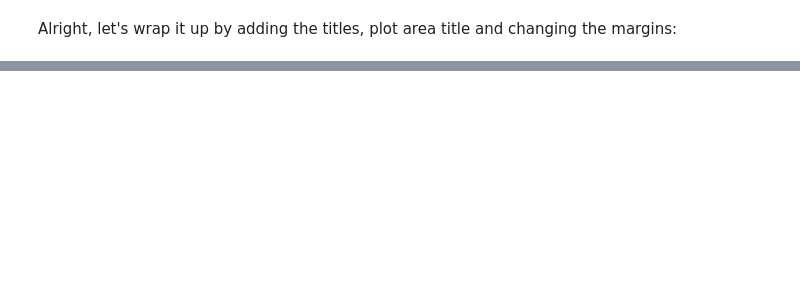
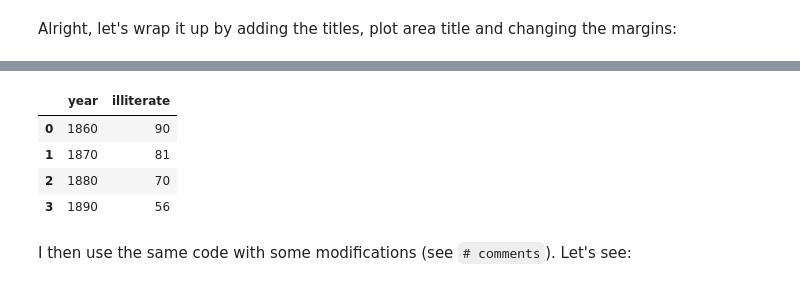
Before and after one commit to edriessen/dubois24-python-matplotlib, a Jupyter notebook: challenge 09.ipynb, the cells around one changed output, grey strips where cells are left out. Saved outputs shown, nothing was run; the diff lists cells and outputs as text; code cells hidden in the pictures; blank space fills up the shorter version.

```diff
--- a/challenge 09.ipynb
+++ b/challenge 09.ipynb
@@ -595,0 +604,30 @@ Alright, that's challenge 9 of 10 done!
+# %%
+data_list = [
+    {
+        'year': 1860,
+        'illiterate': 90,
+    },
+    {
+        'year': 1870,
+        'illiterate': 81,
+    },
+    {
+        'year': 1880,
+        'illiterate': 70,
+    },
+    {
+        'year': 1890,
+        'illiterate': 56
+    },
+]
+
+df = pd.DataFrame(data_list)
+df
+# %% [output]
+|  | year | illiterate |
+| 0 | 1860 | 90 |
+| 1 | 1870 | 81 |
+| 2 | 1880 | 70 |
+| 3 | 1890 | 56 |
+# %% [markdown]
+I then use the same code with some modifications (see `# comments`). Let's see:
```
Also changed, not shown: parts of 3 cells of this notebook.
